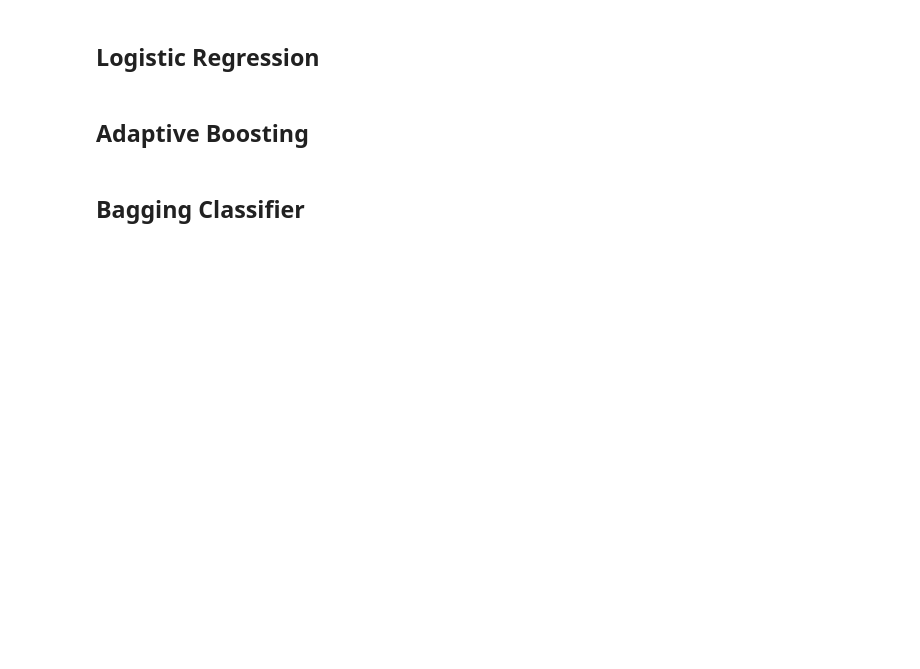
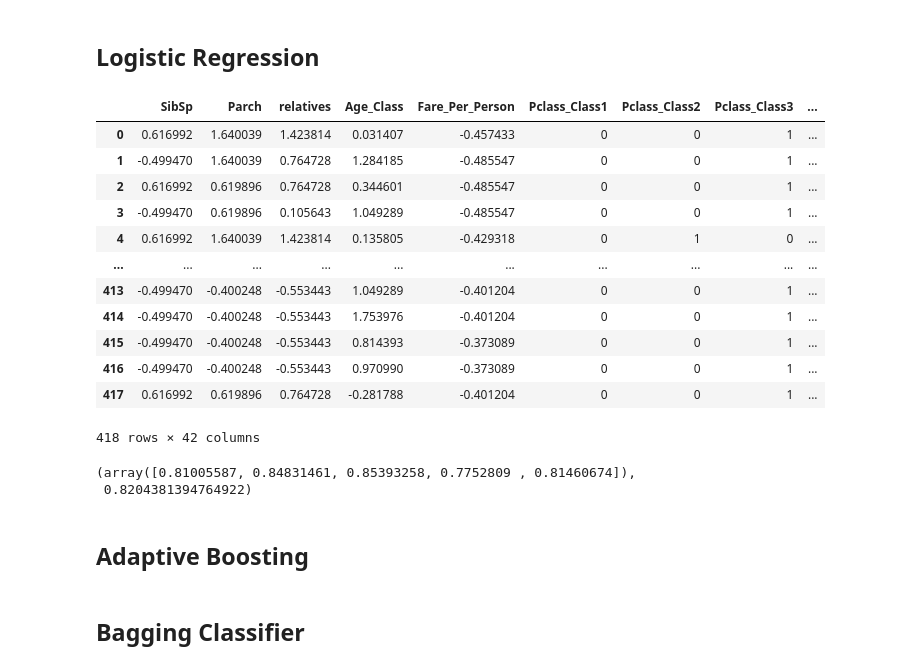
Before and after one commit to Yucheng-Zhu/Titanic_MachineLearningfromDisaster, a Jupyter notebook: Titanic (by Praveen kumar Orvakanti).ipynb, the cells around one changed output. Saved outputs shown, nothing was run; the diff lists cells and outputs as text; code cells hidden in the pictures; blank space fills up the shorter version.

```diff
--- a/Titanic (by Praveen kumar Orvakanti).ipynb
+++ b/Titanic (by Praveen kumar Orvakanti).ipynb
@@ -1073,2 +1063,18 @@ logreg_data.insert((logreg_data.shape[1]),'Survived',logreg_predictions)
 
 logreg_data.to_csv('LogisticRegression_SS_OH_FE2.csv')
+# %%
+X_test
+# %% [output]
+|  | SibSp | Parch | relatives | Age_Class | Fare_Per_Person | Pclass_Class1 | Pclass_Class2 | Pclass_Class3 | ... |
+| 0 | 0.616992 | 1.640039 | 1.423814 | 0.031407 | -0.457433 | 0 | 0 | 1 | ... |
+| 1 | -0.499470 | 1.640039 | 0.764728 | 1.284185 | -0.485547 | 0 | 0 | 1 | ... |
+| 2 | 0.616992 | 0.619896 | 0.764728 | 0.344601 | -0.485547 | 0 | 0 | 1 | ... |
+| 3 | -0.499470 | 0.619896 | 0.105643 | 1.049289 | -0.485547 | 0 | 0 | 1 | ... |
+| 4 | 0.616992 | 1.640039 | 1.423814 | 0.135805 | -0.429318 | 0 | 1 | 0 | ... |
+| ... | ... | ... | ... | ... | ... | ... | ... | ... | ... |
+| 413 | -0.499470 | -0.400248 | -0.553443 | 1.049289 | -0.401204 | 0 | 0 | 1 | ... |
+| 414 | -0.499470 | -0.400248 | -0.553443 | 1.753976 | -0.401204 | 0 | 0 | 1 | ... |
+| 415 | -0.499470 | -0.400248 | -0.553443 | 0.814393 | -0.373089 | 0 | 0 | 1 | ... |
+| 416 | -0.499470 | -0.400248 | -0.553443 | 0.970990 | -0.373089 | 0 | 0 | 1 | ... |
+| 417 | 0.616992 | 0.619896 | 0.764728 | -0.281788 | -0.401204 | 0 | 0 | 1 | ... |
+418 rows × 42 columns
@@ -1074,0 +1086,10 @@ logreg_data.to_csv('LogisticRegression_SS_OH_FE2.csv')
+# %%
+from sklearn.model_selection import cross_val_score
+skf = StratifiedKFold(n_splits=5, shuffle=True)
+scores = cross_val_score(
+    logreg, X_train, Y_train, cv=skf, scoring='accuracy'
+)
+scores, scores.mean()
+# %% [output]
+(array([0.81005587, 0.84831461, 0.85393258, 0.7752809 , 0.81460674]),
+ 0.8204381394764922)
```
Also changed, not shown: parts of 44 cells of this notebook, 14 other files.
